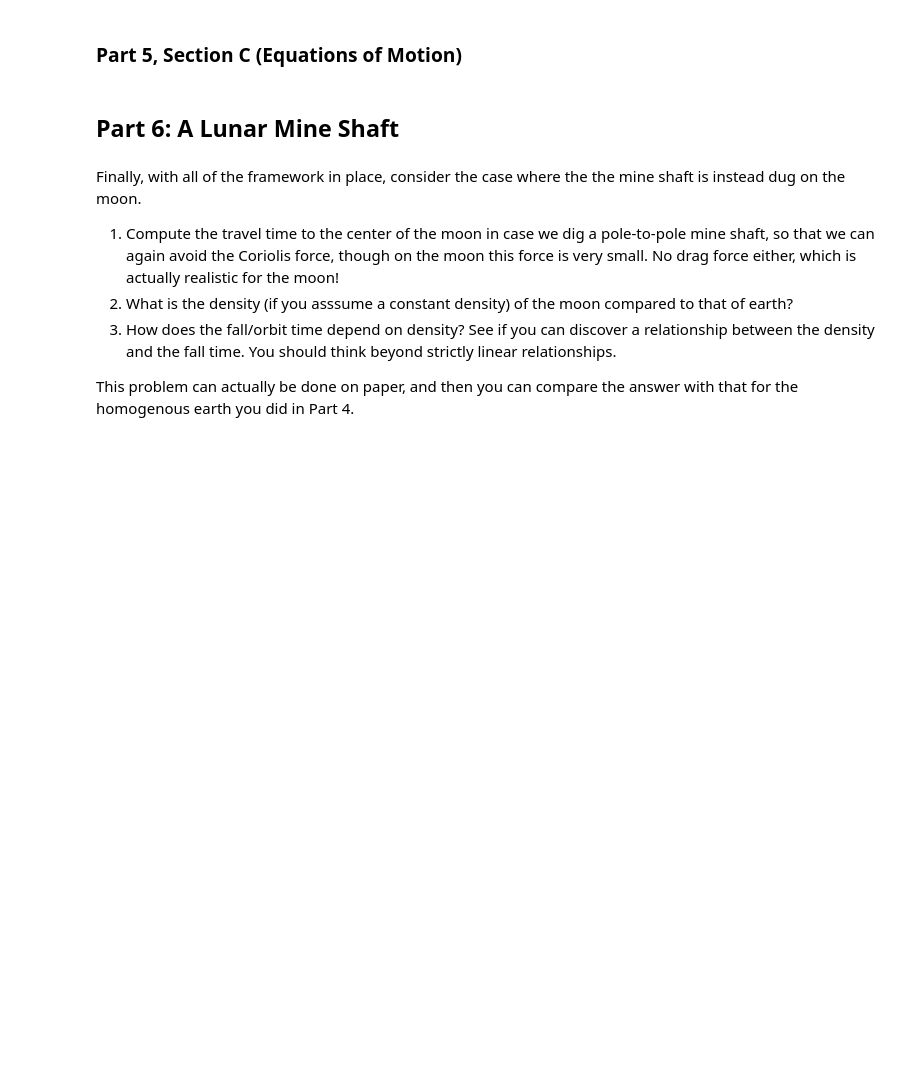
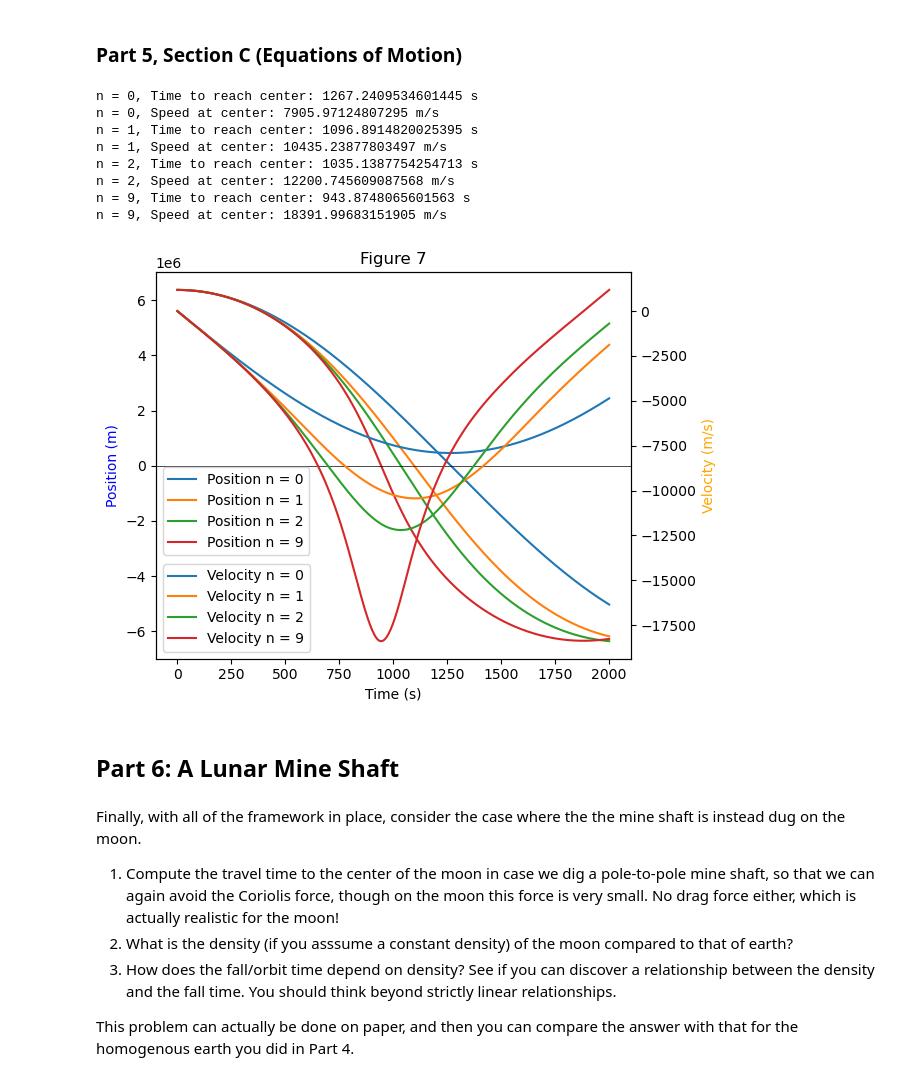
Before and after one commit to TanviSripathi/PHYS265-spring26, a Jupyter notebook: Lab3/lab3.ipynb, the cells around one changed output. Drawn from its saved outputs; the diff is of its cells as text; code cells hidden in the pictures; blank space fills up the shorter version.

```diff
--- a/Lab3/lab3.ipynb
+++ b/Lab3/lab3.ipynb
@@ -611,5 +676,74 @@ and then you can be confident for $n>0$.
 # %% [markdown]
 ### Part 5, Section C (Equations of Motion)
+# %%
+def dens(r, n, Pn):
+    return Pn * (1-(r**2)/(r_earth**2))**n
+
+def m_encl(r, n, Pn):
+    r_ab = abs(r)
+    integral = lambda rp: rp**2 * dens(rp, n, Pn)
+    return 4*np.pi*quad(integral, 0, r_ab)[0]
+
+def motion(t, s, n, Pn):
+    assert len(s) == 2
+    y, v = s
+    dydt = v
+
+    if y == 0:
+        dy2 = 0
+    else:
+        mass = m_encl(y, n, Pn)
+        dy2 = -G * mass / y**2 * np.sign(y)
+    return [dydt, dy2]
+
+def center(t, s, n, Pn):
+    return s[0]
+
+tspan = (0,2000)
+teval = np.linspace(*tspan, 400)
+
+Y0 = [r_earth, 0]
+
+fig, ax = plt.subplots(1, 1, tight_layout = True)
+axv = ax.twinx()
+
+orbit_0 = []
+orbit_9 = []
+
+for n in n_vals:
+    Pn = m_pn(n)
+    soln = solve_ivp(motion, tspan, Y0, t_eval = teval, args = (n, Pn), events = center)
+    ax.plot(soln.t, soln.y[0], label = f"Position n = {n}")
+    axv.plot(soln.t, soln.y[1], label = f"Velocity n = {n}")
+
+    print(f"n = {n}, Time to reach center: {soln.t_events[0][0]} s")
+    print(f"n = {n}, Speed at center: {abs(soln.y_events[0][0][1])} m/s")
+
+    if n == 0:
+        orbit_0.append([teval, soln.y[0], soln.y[1]])
+    if n == 9:
+        orbit_9.append([teval, soln.y[0], soln.y[1]])
+
+ax.set_xlabel("Time (s)")
+ax.set_ylabel("Position (m)", color = "blue")
+
+ax.axhline(0, color = "black", lw = 0.5)
+
+axv.set_ylabel("Velocity (m/s)", color = "orange")
+ax.set_title("Figure 7")
+
+legend1 = ax.legend(loc='lower left', bbox_to_anchor=(0.0, 0.25))
+legend2 = axv.legend(loc='lower left', bbox_to_anchor=(0.0, 0.0))
+# %% [output]
+n = 0, Time to reach center: 1267.2409534601445 s
+n = 0, Speed at center: 7905.97124807295 m/s
+n = 1, Time to reach center: 1096.8914820025395 s
+n = 1, Speed at center: 10435.23877803497 m/s
+n = 2, Time to reach center: 1035.1387754254713 s
+n = 2, Speed at center: 12200.745609087568 m/s
+n = 9, Time to reach center: 943.8748065601563 s
+n = 9, Speed at center: 18391.99683151905 m/s
+[figure, added]
 # %% [markdown]
 ## Part 6: A Lunar Mine Shaft
 # %% [markdown]
```
Also changed, not shown: parts of 8 cells of this notebook, 1 other file.
